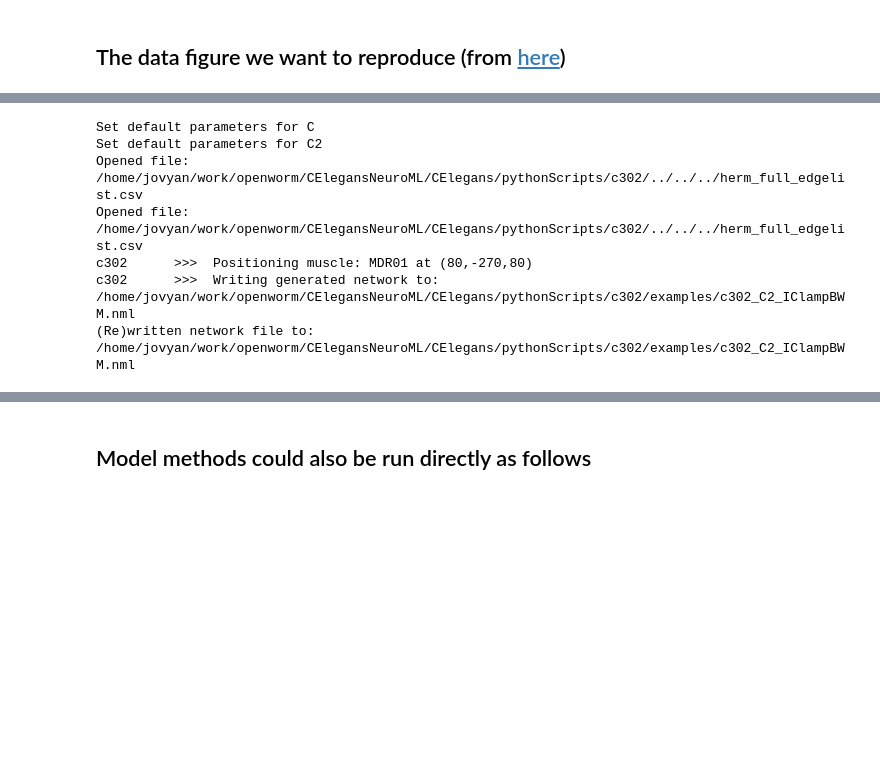
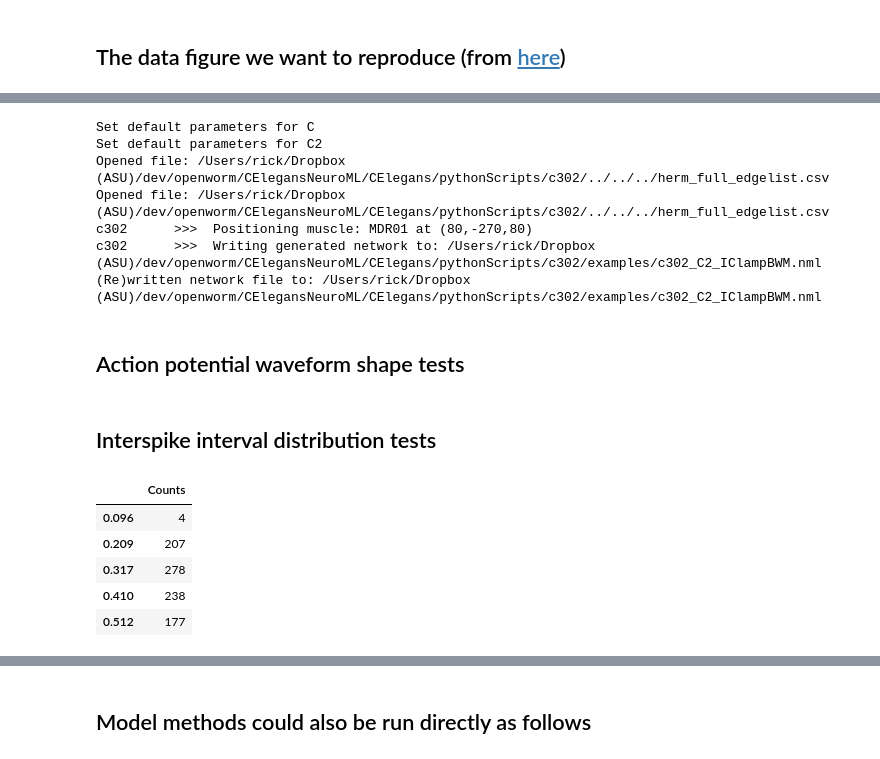
Before and after one commit to openworm/tests, a Jupyter notebook: owtests/CElegansNeuroML/Muscle-Model.ipynb, the cells around one changed output, grey strips where cells are left out. Drawn from its saved outputs; the diff is of its cells as text; code cells hidden in the pictures; blank space fills up the shorter version.

Commit message:
Muscle model test updates

```diff
--- a/owtests/CElegansNeuroML/Muscle-Model.ipynb
+++ b/owtests/CElegansNeuroML/Muscle-Model.ipynb
@@ -29,14 +29,20 @@ from c302.muscleunit import vm_plot,models as sciunit_models
 # %%
 # Create a MuscleModel instance with a particular configuration
 # This model has a neuron and a muscle cell
-model = sciunit_models.MuscleModel('IClampBWM', 'C2', 1000, 0.05, config_package="notebooks.configs")
+config = 'IClampBWM'
+parameter_set = 'C2'
+duration = 1000 # ms
+dt = 0.05 # ms
+model = sciunit_models.MuscleModel(config, parameter_set, duration, dt, config_package="notebooks.configs")
 # %% [output]
 Set default parameters for C
 Set default parameters for C2
-Opened file: /home/jovyan/work/openworm/CElegansNeuroML/CElegans/pythonScripts/c302/../../../herm_full_edgelist.csv
-Opened file: /home/jovyan/work/openworm/CElegansNeuroML/CElegans/pythonScripts/c302/../../../herm_full_edgelist.csv
+Opened file: /Users/rick/Dropbox (ASU)/dev/openworm/CElegansNeuroML/CElegans/pythonScripts/c302/../../../herm_full_edgelist.csv
+Opened file: /Users/rick/Dropbox (ASU)/dev/openworm/CElegansNeuroML/CElegans/pythonScripts/c302/../../../herm_full_edgelist.csv
 c302      >>>  Positioning muscle: MDR01 at (80,-270,80)
-c302      >>>  Writing generated network to: /home/jovyan/work/openworm/CElegansNeuroML/CElegans/pythonScripts/c302/examples/c302_C2_IClampBWM.nml
-(Re)written network file to: /home/jovyan/work/openworm/CElegansNeuroML/CElegans/pythonScripts/c302/examples/c302_C2_IClampBWM.nml
+c302      >>>  Writing generated network to: /Users/rick/Dropbox (ASU)/dev/openworm/CElegansNeuroML/CElegans/pythonScripts/c302/examples/c302_C2_IClampBWM.nml
+(Re)written network file to: /Users/rick/Dropbox (ASU)/dev/openworm/CElegansNeuroML/CElegans/pythonScripts/c302/examples/c302_C2_IClampBWM.nml
+# %% [markdown]
+## Action potential waveform shape tests
 # %%
 # Dictionary of observations, in this case two ephys properties from one paper
@@ -83,0 +63,15 @@ ap_tests = sciunit.TestSuite([ap_width_test,ap_amplitude_test,isi_test,cv_test],
+# %% [markdown]
+## Interspike interval distribution tests
+# %%
+# Load a digitized version of an ISI histogram
+df = pd.read_csv('data/digitized_histogram.csv',header=None,names=['Bin Centers','Counts'],index_col=0)
+df = df.astype('int') # Set ISI counts to integers
+df.index = df.index.values.round(3) # Round the bin centers to the nearest ms
+df.head()
+# %% [output]
+|  | Counts |
+| 0.096 | 4 |
+| 0.209 | 207 |
+| 0.317 | 278 |
+| 0.410 | 238 |
+| 0.512 | 177 |
```
Also changed, not shown: parts of 12 cells of this notebook, 2 other files.
